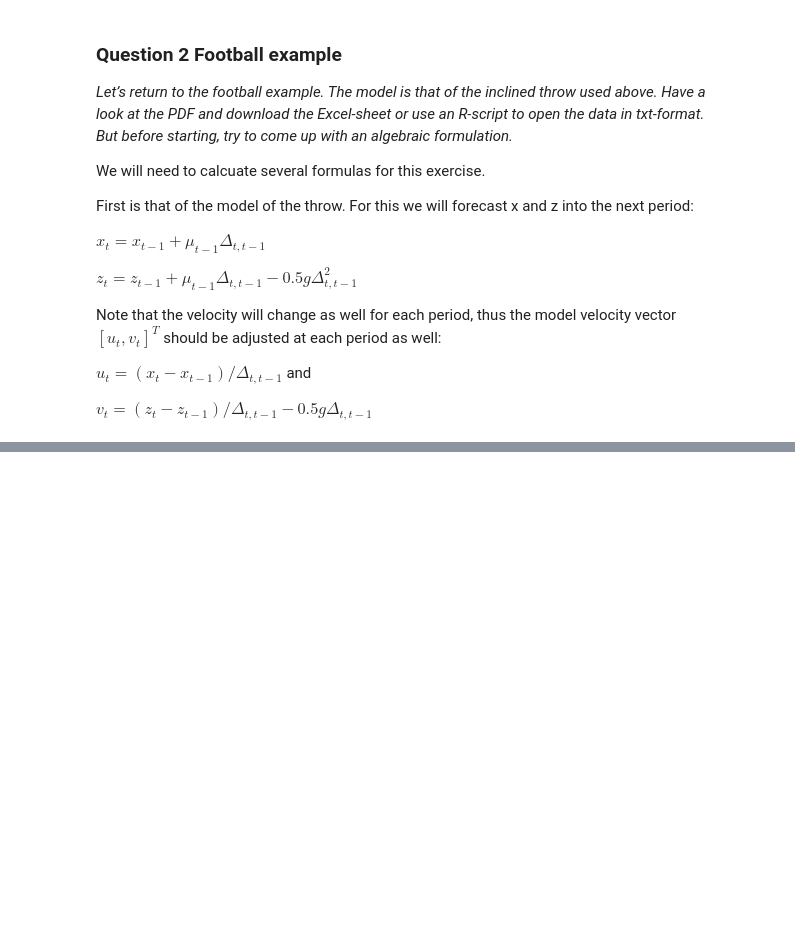
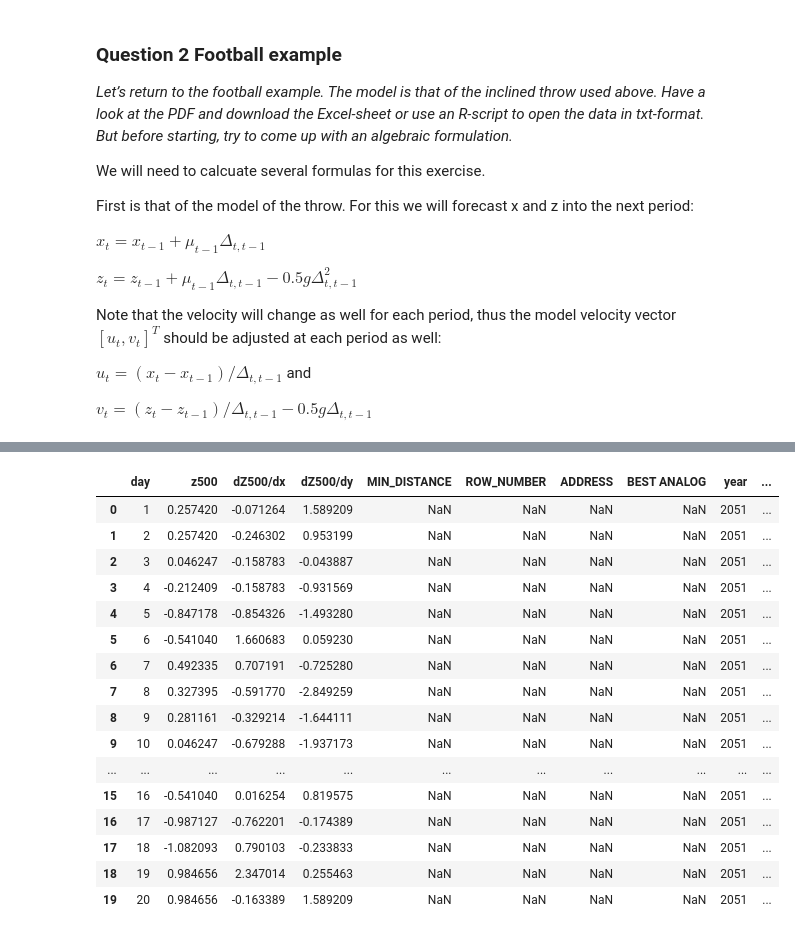
Before and after one commit to thorerismann/wcdata, a Jupyter notebook: module_1.ipynb, the cells around one changed output, grey strips where cells are left out. Cells and saved outputs as stored; diff of their text form; code cells hidden in the pictures; blank space fills up the shorter version.

```diff
--- a/module_1.ipynb
+++ b/module_1.ipynb
@@ -520,3 +514,6 @@ future["md"] = pd.to_datetime(future[["year", "month", "day"]])
 #drop renamed columns
 past = past.drop(axis=1,columns={"YR","MON","DAY"})
 future = future.drop(axis=1,columns={"yr","mon"})
+
+#drop bad data at end of df
+past.drop(axis = 0, labels = [365,366,367],inplace = True)
@@ -611,3 +519,0 @@ TypeError: unsupported operand type(s) for -: 'list' and 'float'
-# %%
-for i in range(len(future)):
-    a = mahalanobis(future.at[i,"all_values"],future.at[i,"all_values"],cov_matrix)
@@ -623,0 +623,51 @@ mR = mahalanobisR(x,mean,Sx)
+# %%
+# distance calculation as demonstrated in the excel sheet
+
+def distance_function(i):
+    my_distances = []
+    my_values = {}
+    # arrange each set of observations from the future at index i into a 1X3 dataframe
+    future_values = pd.DataFrame(pd.DataFrame(future.at[i,"all_values"]).values.reshape(1,3))
+
+    for j in past.index:
+        # arrange each set of observations from the past at index j into a 1X3 dataframe
+        past_values = pd.DataFrame(pd.DataFrame(past.at[j,"all_values"]).values.reshape(1,3))
+        # sum of squared differences
+        distance=np.round(np.power(((future_values - past_values)**2).sum(axis = 1)[0],0.5),7)
+        # append distance to list of distances, round to 6 decimal place
+        my_distances.append(distance)
+        # use distance float value as key in dictionary to access index and date values of smallest distance
+        my_values.update({distance:[j,past.at[j,"md"].date(),past.at[j,"PREC [mm]"]]})
+    # get lowest distance from distance list
+    lowest = min(my_distances)
+    # get lowest values from dictionary and return
+    lowest_values = (lowest,my_values[lowest])
+    return lowest_values
+
+
+dist_1 = []
+for i in future.index:
+    dist_1.append(distance_function(i))
+
+future["distance"] = dist_1
+# %%
+#future.drop(columns = ["year","month","MIN_DISTANCE","ROW_NUMBER","ADDRESS","BEST ANALOG","day"],inplace = True)
+future.head(20)
+# %% [output]
+|  | day | z500 | dZ500/dx | dZ500/dy | MIN_DISTANCE | ROW_NUMBER | ADDRESS | BEST ANALOG | year | ... |
+| 0 | 1 | 0.257420 | -0.071264 | 1.589209 | NaN | NaN | NaN | NaN | 2051 | ... |
+| 1 | 2 | 0.257420 | -0.246302 | 0.953199 | NaN | NaN | NaN | NaN | 2051 | ... |
+| 2 | 3 | 0.046247 | -0.158783 | -0.043887 | NaN | NaN | NaN | NaN | 2051 | ... |
+| 3 | 4 | -0.212409 | -0.158783 | -0.931569 | NaN | NaN | NaN | NaN | 2051 | ... |
+| 4 | 5 | -0.847178 | -0.854326 | -1.493280 | NaN | NaN | NaN | NaN | 2051 | ... |
+| 5 | 6 | -0.541040 | 1.660683 | 0.059230 | NaN | NaN | NaN | NaN | 2051 | ... |
+| 6 | 7 | 0.492335 | 0.707191 | -0.725280 | NaN | NaN | NaN | NaN | 2051 | ... |
+| 7 | 8 | 0.327395 | -0.591770 | -2.849259 | NaN | NaN | NaN | NaN | 2051 | ... |
+| 8 | 9 | 0.281161 | -0.329214 | -1.644111 | NaN | NaN | NaN | NaN | 2051 | ... |
+| 9 | 10 | 0.046247 | -0.679288 | -1.937173 | NaN | NaN | NaN | NaN | 2051 | ... |
+| ... | ... | ... | ... | ... | ... | ... | ... | ... | ... | ... |
+| 15 | 16 | -0.541040 | 0.016254 | 0.819575 | NaN | NaN | NaN | NaN | 2051 | ... |
+| 16 | 17 | -0.987127 | -0.762201 | -0.174389 | NaN | NaN | NaN | NaN | 2051 | ... |
+| 17 | 18 | -1.082093 | 0.790103 | -0.233833 | NaN | NaN | NaN | NaN | 2051 | ... |
+| 18 | 19 | 0.984656 | 2.347014 | 0.255463 | NaN | NaN | NaN | NaN | 2051 | ... |
+| 19 | 20 | 0.984656 | -0.163389 | 1.589209 | NaN | NaN | NaN | NaN | 2051 | ... |
```
Also changed, not shown: parts of 24 cells of this notebook, 5 other files.
